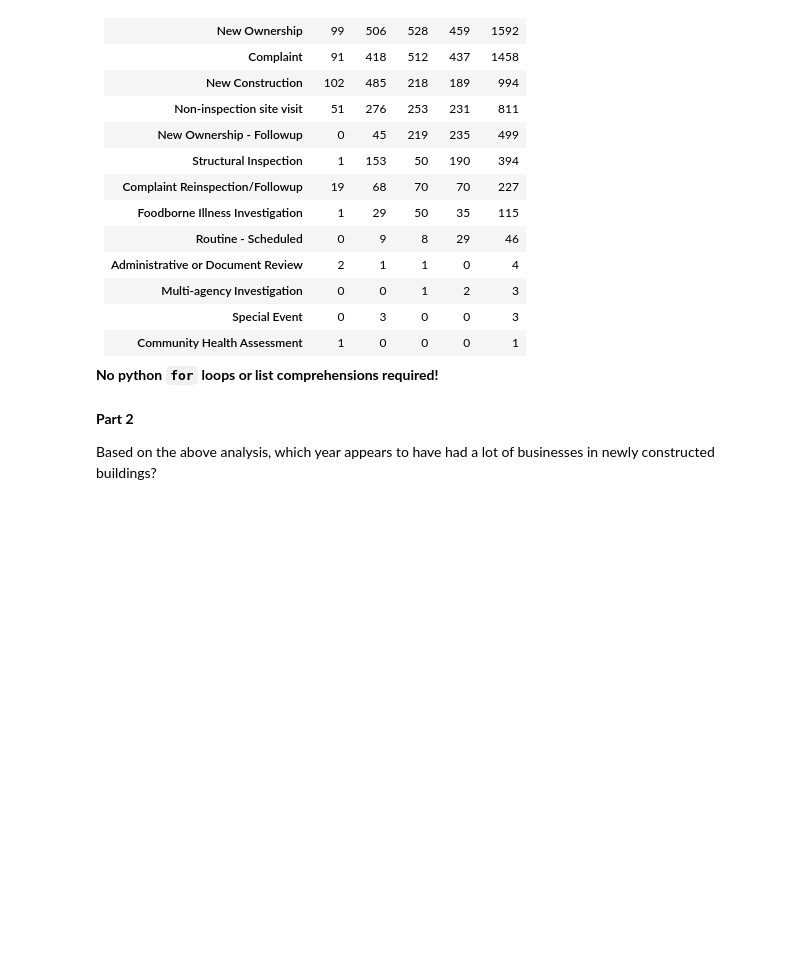
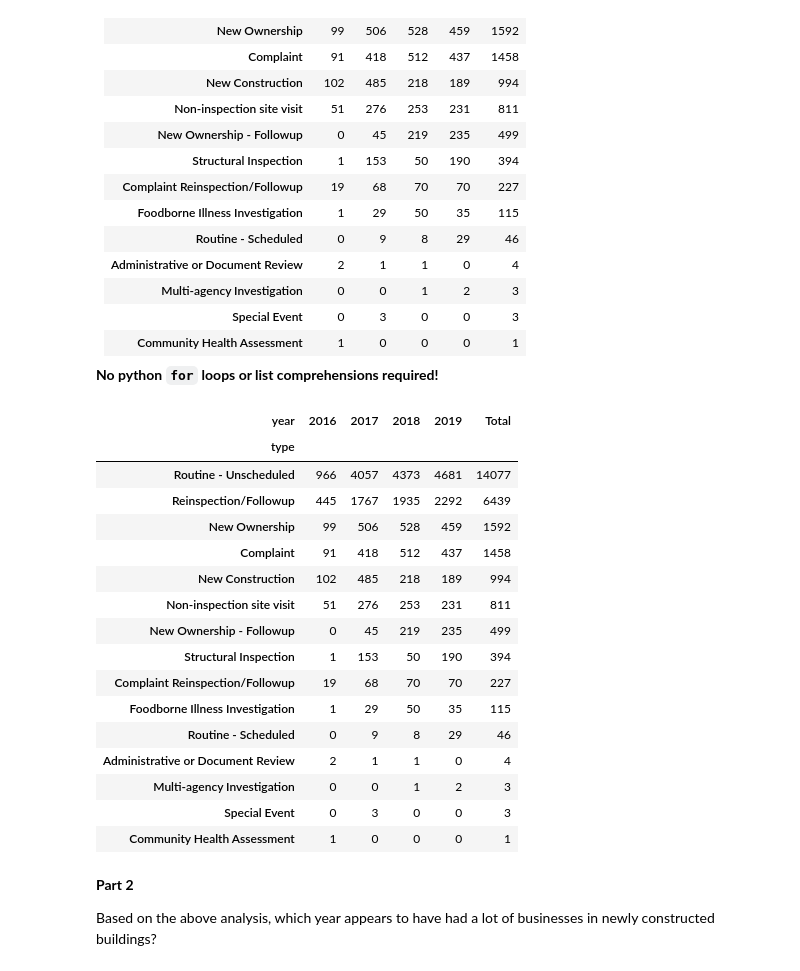
Before and after one commit to sondreNodenes/stat4710J-data-science, a Jupyter notebook: exercise2/lab.ipynb, the cells around one changed output. Drawn from its saved outputs; the diff is of its cells as text; code cells hidden in the pictures; blank space fills up the shorter version.

```diff
--- a/exercise2/lab.ipynb
+++ b/exercise2/lab.ipynb
@@ -516,0 +614,7 @@ points: 1
+# %%
+# iid looks like '100010_20190329' = business id + '_' + date.
+# .str.split('_') cuts each iid at the underscore -> ['100010', '20190329']
+# .str[0] takes the first piece (the business id), still as text
+# .astype(int) turns the text into a whole number
+ins['bid'] = ins['iid'].str.split('_').str[0].astype(int)
+ins.head()
@@ -566,3 +685,8 @@ points: 1
+# %%
+# pd.to_datetime turns the date text into real Timestamp objects.
+# format= tells pandas how the text is written: '03/29/2019 12:00:00 AM'
+#   %m = month, %d = day, %Y = 4-digit year, %I:%M:%S = hour:minute:second, %p = AM/PM
+ins['timestamp'] = pd.to_datetime(ins['date'], format='%m/%d/%Y %I:%M:%S %p')
 # %% [markdown]
 **Part 3**
 
@@ -590,2 +716,5 @@ points: 1
+# %%
+# .dt gives access to date tools (like .str does for text); .dt.year takes just the year.
+ins['year'] = ins['timestamp'].dt.year
 # %%
 ins.head()
@@ -617,3 +747,36 @@ ins_pivot_sorted
+# %%
+# pivot_table makes a grid: one row per inspection type, one column per year.
+#   index='type'      -> the rows
+#   columns='year'    -> the columns
+#   values='iid'      -> the column we count
+#   aggfunc='size'    -> count how many inspections fall in each (type, year) box
+#   fill_value=0      -> show 0 instead of NaN when a type had no inspections that year
+ins_pivot = ins.pivot_table(index='type', columns='year', values='iid', aggfunc='size', fill_value=0)
+
+# Add a Total column: sum across each row (axis=1 means "across the columns").
+ins_pivot['Total'] = ins_pivot.sum(axis=1)
+
+# Sort the rows by Total, biggest first.
+ins_pivot_sorted = ins_pivot.sort_values('Total', ascending=False)
+ins_pivot_sorted
+# %% [output]
+| year | 2016 | 2017 | 2018 | 2019 | Total |
+| type |  |  |  |  |  |
+| Routine - Unscheduled | 966 | 4057 | 4373 | 4681 | 14077 |
+| Reinspection/Followup | 445 | 1767 | 1935 | 2292 | 6439 |
+| New Ownership | 99 | 506 | 528 | 459 | 1592 |
+| Complaint | 91 | 418 | 512 | 437 | 1458 |
+| New Construction | 102 | 485 | 218 | 189 | 994 |
+| Non-inspection site visit | 51 | 276 | 253 | 231 | 811 |
+| New Ownership - Followup | 0 | 45 | 219 | 235 | 499 |
+| Structural Inspection | 1 | 153 | 50 | 190 | 394 |
+| Complaint Reinspection/Followup | 19 | 68 | 70 | 70 | 227 |
+| Foodborne Illness Investigation | 1 | 29 | 50 | 35 | 115 |
+| Routine - Scheduled | 0 | 9 | 8 | 29 | 46 |
+| Administrative or Document Review | 2 | 1 | 1 | 0 | 4 |
+| Multi-agency Investigation | 0 | 0 | 1 | 2 | 3 |
+| Special Event | 0 | 3 | 0 | 0 | 3 |
+| Community Health Assessment | 1 | 0 | 0 | 0 | 1 |
 # %% [markdown]
 **Part 2**
 
```
Also changed, not shown: parts of 45 cells of this notebook.
